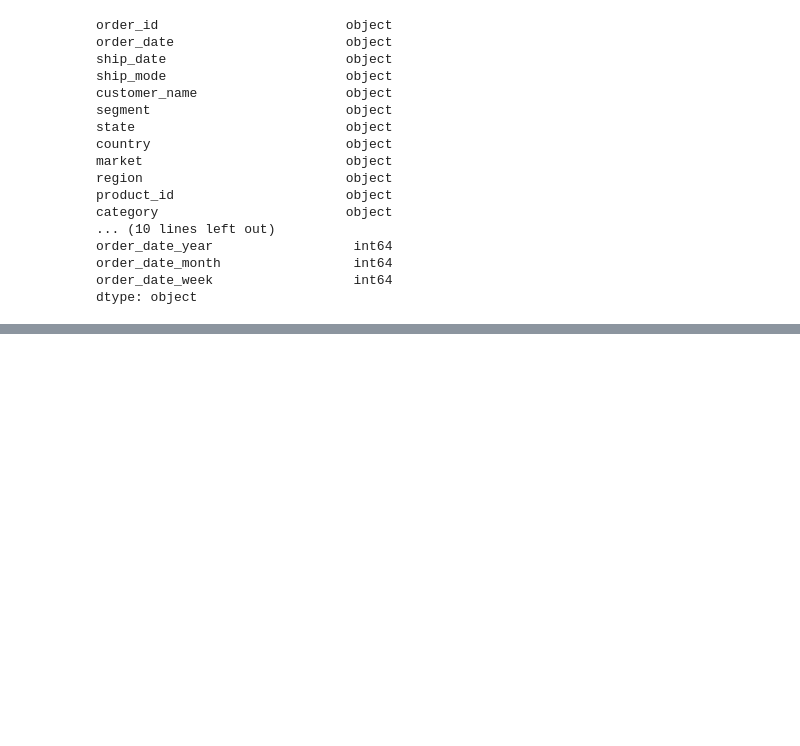
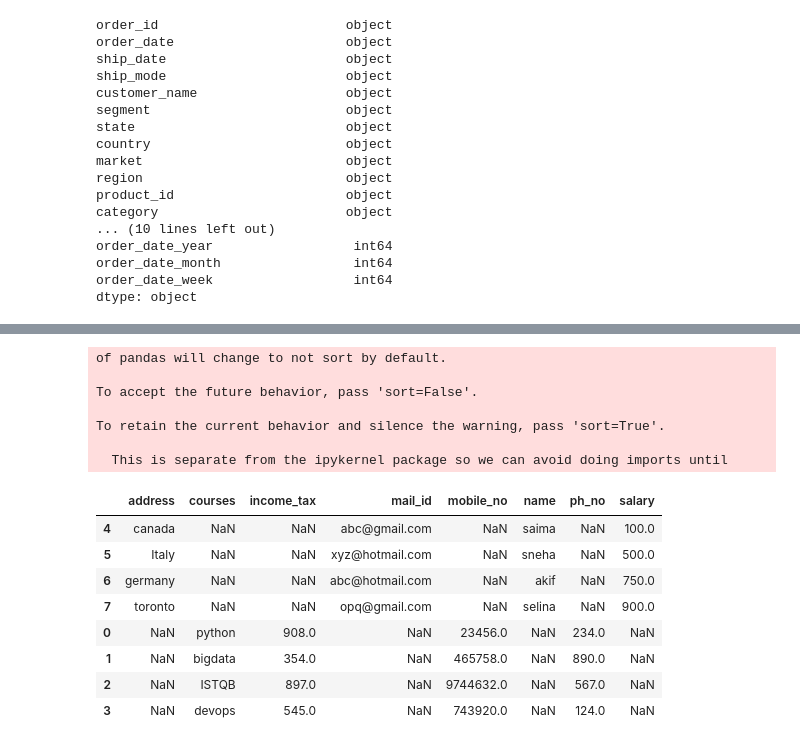
Before and after one commit to Mosharrafa/Pandas, a Jupyter notebook: Pandas.ipynb, the cells around one changed output, grey strips where cells are left out. Cells and saved outputs as stored; diff of their text form; code cells hidden in the pictures; blank space fills up the shorter version.

```diff
--- a/Pandas.ipynb
+++ b/Pandas.ipynb
@@ -1222,3 +1222,15 @@ order_date_year                  int64
 order_date_month                 int64
 order_date_week                  int64
 dtype: object
+# %%
+data = {'name': ['saima','sneha','akif','selina'],
+        'salary':[100,500,750,900],
+        'mail_id': ['abc@gmail.com','xyz@hotmail.com','abc@hotmail.com','opq@gmail.com'],
+        'address':['canada','Italy','germany','toronto'],
+
+
+       }
+# %%
+# convert dataset into dataframe
+
+dataF=pd.DataFrame(data)
@@ -1224,0 +1264,9 @@ dtype: object
+# %%
+data1= { 'ph_no': [234,890,567,124],
+        'income_tax': [908,354,897,545],
+        'mobile_no':[23456,465758,9744632,743920],
+        'courses': ['python','bigdata','ISTQB','devops']
+
+
+
+}
@@ -1224,0 +1281,23 @@ dtype: object
+# %%
+dataF1=pd.DataFrame(data1)
+# %%
+# merge two dataframe dataF and dataF1
+
+pd.concat([dataF,dataF1])
+# %% [output]
+of pandas will change to not sort by default.
+
+To accept the future behavior, pass 'sort=False'.
+
+To retain the current behavior and silence the warning, pass 'sort=True'.
+
+  This is separate from the ipykernel package so we can avoid doing imports until
+|  | address | courses | income_tax | mail_id | mobile_no | name | ph_no | salary |
+| 4 | canada | NaN | NaN | abc@gmail.com | NaN | saima | NaN | 100.0 |
+| 5 | Italy | NaN | NaN | xyz@hotmail.com | NaN | sneha | NaN | 500.0 |
+| 6 | germany | NaN | NaN | abc@hotmail.com | NaN | akif | NaN | 750.0 |
+| 7 | toronto | NaN | NaN | opq@gmail.com | NaN | selina | NaN | 900.0 |
+| 0 | NaN | python | 908.0 | NaN | 23456.0 | NaN | 234.0 | NaN |
+| 1 | NaN | bigdata | 354.0 | NaN | 465758.0 | NaN | 890.0 | NaN |
+| 2 | NaN | ISTQB | 897.0 | NaN | 9744632.0 | NaN | 567.0 | NaN |
+| 3 | NaN | devops | 545.0 | NaN | 743920.0 | NaN | 124.0 | NaN |
```
Also changed, not shown: parts of 56 cells of this notebook.
